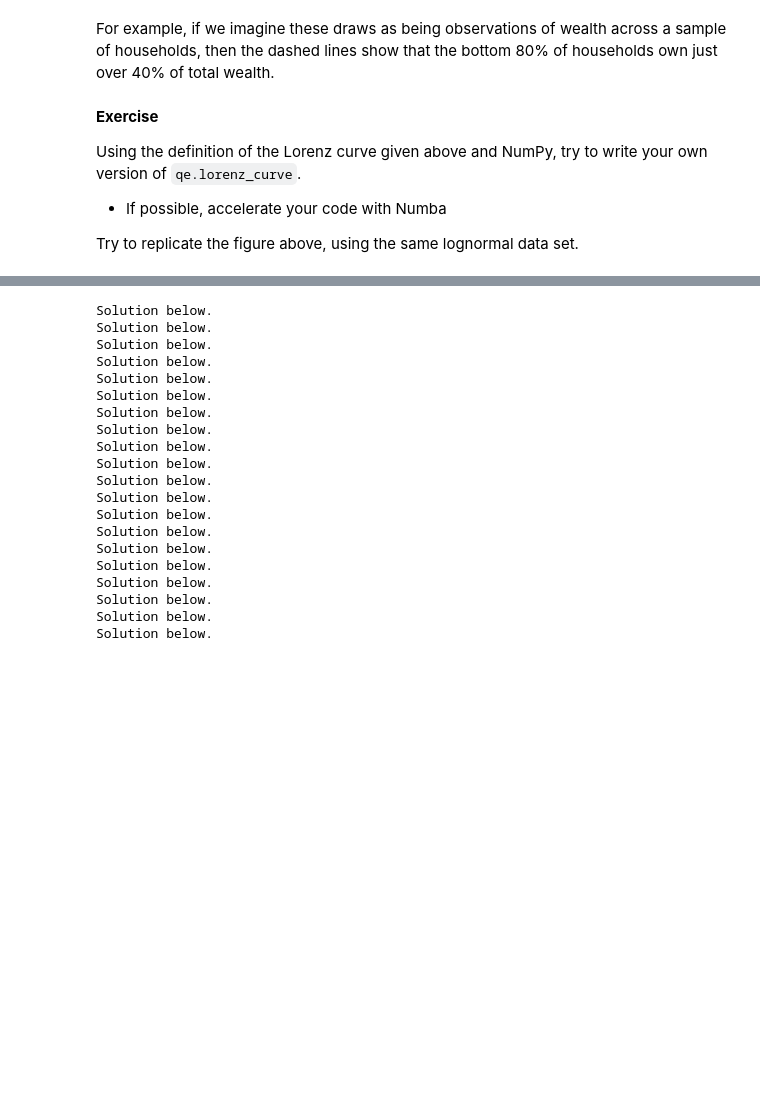
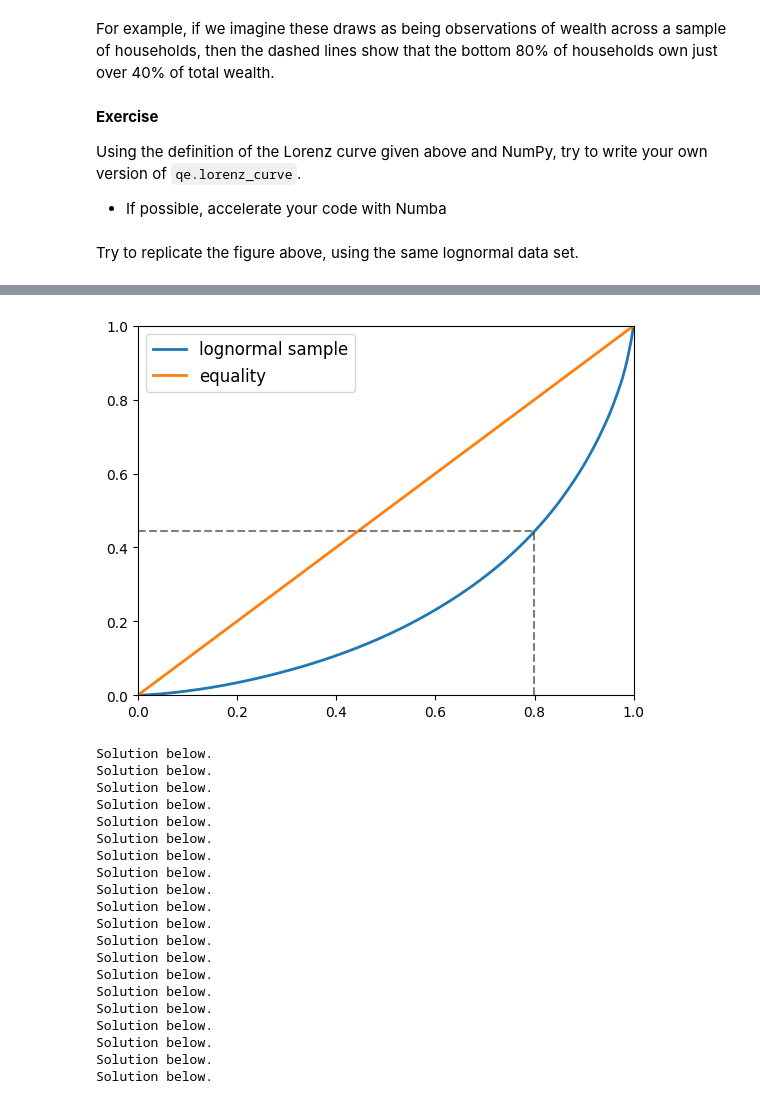
Before and after one commit to antunesaa/bank_of_portugal_2025, a Jupyter notebook: wednesday/3_lorenz_gini.ipynb, the cells around one changed output, grey strips where cells are left out. Cells and saved outputs as stored; diff of their text form; code cells hidden in the pictures; blank space fills up the shorter version.

```diff
--- a/wednesday/3_lorenz_gini.ipynb
+++ b/wednesday/3_lorenz_gini.ipynb
@@ -98,6 +113,3 @@ Using the definition of the Lorenz curve given above and NumPy, try to write
 your own version of `qe.lorenz_curve`.
 
 * If possible, accelerate your code with Numba
-
-
-Try to replicate the figure above, using the same lognormal data set.
@@ -105,0 +116,43 @@ Try to replicate the figure above, using the same lognormal data set.
+# %% [markdown]
+Try to replicate the figure above, using the same lognormal data set.
+# %%
+# Put your code here
+sample = np.exp(np.random.randn(n))       # Lognormal sample
+
+def mylore(sample):
+    n = len(sample)
+    ysort = np.sort(sample)
+    xsort = range(n)
+
+    lorenz = np.empty(n)
+    lorenz[0] = 0
+    xaxis = np.empty(n)
+    xaxis[0] = 0
+    for i in range(n-1):
+        lorenz[i+1] = lorenz[i] + ysort[i]
+        xaxis[i+1] = i
+
+    lorenz = lorenz / lorenz[n-1]
+    xaxis = xaxis / (n-1)
+    return xaxis, lorenz
+
+%time xaxis, lorenz = mylore(sample)
+
+%time xaxis, lorenz = mylore(sample)
+
+numba_mylore = numba.jit(mylore)
+
+%time xaxis, lorenz = numba_mylore(sample)
+%time xaxis, lorenz = numba_mylore(sample)
+
+fig, ax = plt.subplots()
+ax.plot(xaxis, lorenz, label=f'lognormal sample', lw=2)
+ax.plot(xaxis, xaxis, label='equality', lw=2)
+ax.legend(fontsize=12)
+ax.set_ylim((0, 1))
+ax.set_xlim((0, 1))
+j = 1600  # dashed lines for j-th element
+ax.vlines(xaxis[j], [0.0], lorenz[j], alpha=0.5, colors='k', ls='--')
+ax.hlines(lorenz[j], [0], xaxis[j], alpha=0.5, colors='k', ls='--')
+plt.show()
+# %% [output]
@@ -106,3 +167,4 @@ Try to replicate the figure above, using the same lognormal data set.
+[figure, added]
 # %%
 for i in range(20):
     print("Solution below.")
```
Also changed, not shown: parts of 26 cells of this notebook.
